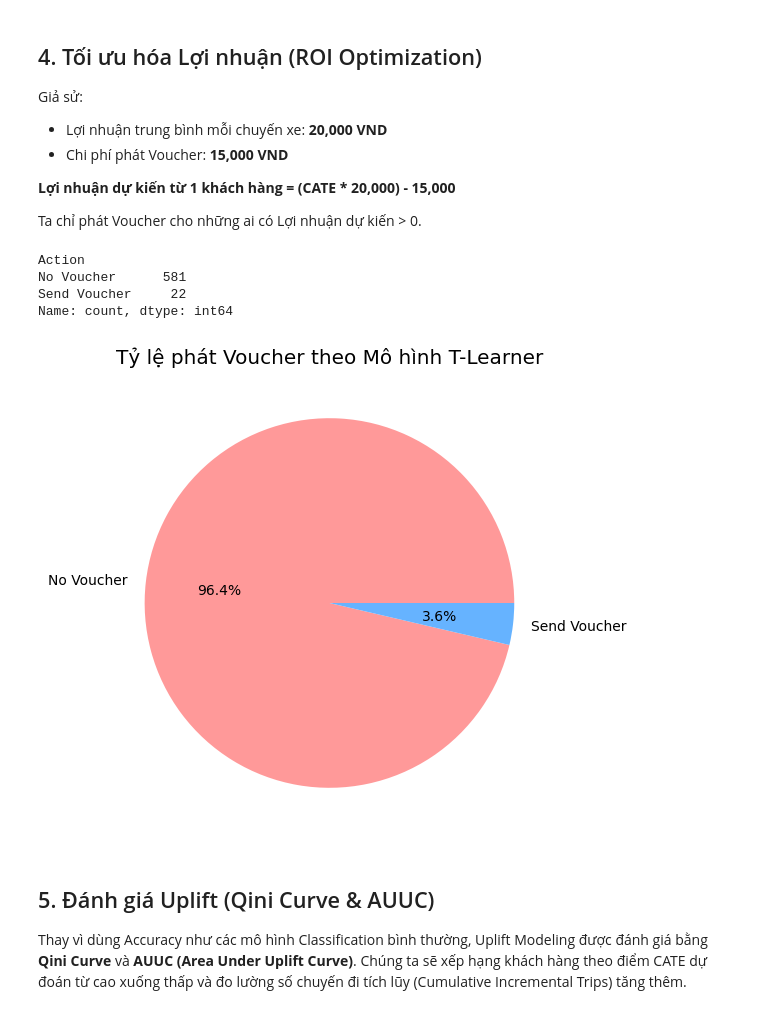
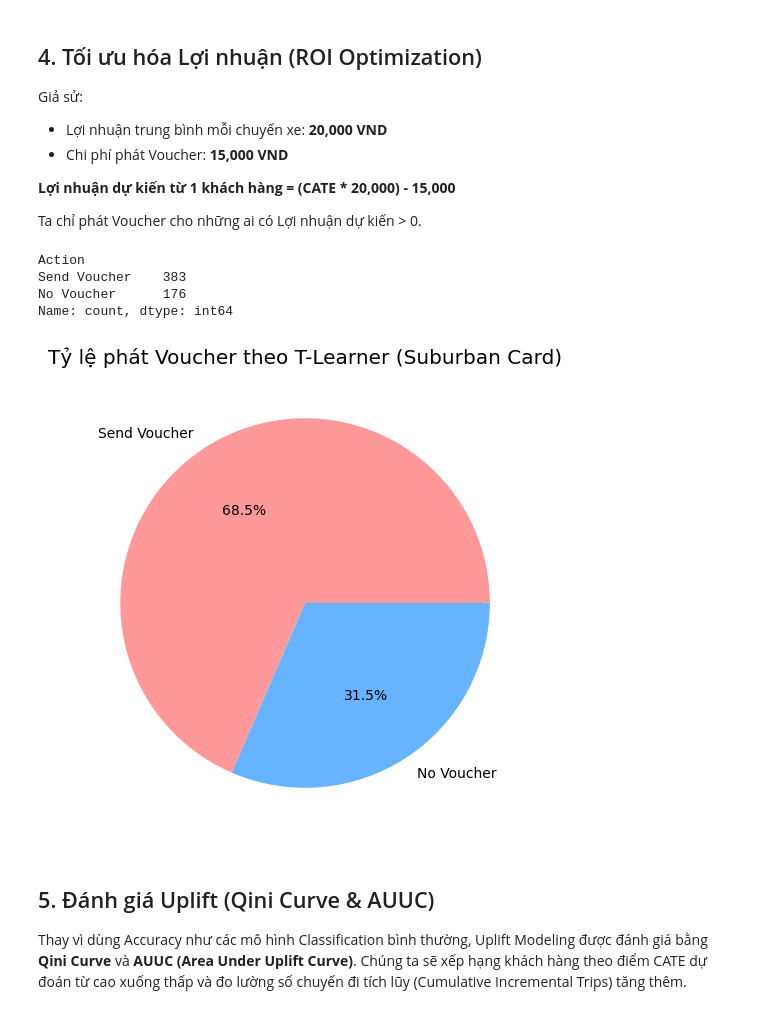
Before and after one commit to thaibuivan/GSM-promotion-experimentation, a Jupyter notebook: notebooks/week5_uplift_modeling/1_uplift_modeling_tlearner.ipynb, the cells around one changed output. Cells and saved outputs as stored; diff of their text form; code cells hidden in the pictures.

```diff
--- a/notebooks/week5_uplift_modeling/1_uplift_modeling_tlearner.ipynb
+++ b/notebooks/week5_uplift_modeling/1_uplift_modeling_tlearner.ipynb
@@ -25,19 +25,15 @@ Load dữ liệu và tập trung vào phân khúc cần tối ưu. Giả sử ta
 df = pd.read_csv('../../data/processed/segmented_simulation_data.csv')
 
 # Chọn nhóm khách hàng cần tối ưu (ví dụ: Urban Cash đang bị lỗ do Sure Things quá nhiều)
-target_persona = 'Urban Cash'
+target_persona = 'Suburban Card'
 df_target = df[df['persona'] == target_persona].copy()
 
 # Các biến Features (Covariates)
-features = ['age', 'is_urban', 'fare_obs', 'preferred_hour',
-            'is_rush_hour', 'is_airport_trip', 'is_rain_rider',
-            'is_weekend_rider', 'is_credit_card', 'is_frequent_tipper',
-            'avg_trip_distance', 'typical_passenger_count',
-            'monthly_rides_history', 'recency_days']
+features = ['age', 'is_urban', 'preferred_hour', 'is_rush_hour', 'is_airport_trip', 'is_rain_rider', 'is_weekend_rider', 'is_credit_card', 'passenger_count', 'monthly_rides_history', 'recency_days']
 
 X = df_target[features]
 T = df_target['treatment_rand'] # Biến can thiệp (Voucher ngẫu nhiên)
-y = df_target['y_rand']         # Outcome (Số chuyến đi)
+y = df_target['Y_rand']         # Outcome (Số chuyến đi)
 
 # Chia dữ liệu thành Train (60%), Validation (20%), Test (20%)
 X_temp, X_test, T_temp, T_test, y_temp, y_test = train_test_split(
@@ -125,27 +121,31 @@ Giả sử:
 
 Ta chỉ phát Voucher cho những ai có Lợi nhuận dự kiến > 0.
 # %%
-profit_per_ride = 20000
-discount_rate = 0.25
+avg_fare = df_target['avg_fare_per_trip'].mean()
+discount_rate = 0.15
+cost_per_ride = avg_fare * discount_rate
 
-df_res['Expected_Profit'] = (0.75 * df_res['CATE_pred'] * profit_per_ride) - (0.25 * df_res['monthly_rides_history'] * profit_per_ride)
+# Expected Profit = (CATE * avg_fare) - (Y1_pred * cost_per_ride)
+df_res['Expected_Profit'] = (df_res['CATE_pred'] * avg_fare) - (df_res['pred_1'] * cost_per_ride)
 
 # Quyết định phát Voucher (Policy)
 df_res['Action'] = np.where(df_res['Expected_Profit'] > 0, 'Send Voucher', 'No Voucher')
 
 print(df_res['Action'].value_counts())
 
 action_counts = df_res['Action'].value_counts()
+import matplotlib.pyplot as plt
+import numpy as np
 plt.figure(figsize=(6, 6))
 plt.pie(action_counts, labels=action_counts.index, autopct='%1.1f%%', colors=['#ff9999','#66b3ff'])
-plt.title('Tỷ lệ phát Voucher theo Mô hình T-Learner')
+plt.title('Tỷ lệ phát Voucher theo T-Learner (Suburban Card)')
 plt.show()
 # %% [output]
 Action
-No Voucher      581
-Send Voucher     22
+Send Voucher    383
+No Voucher      176
 Name: count, dtype: int64
-[figure, old version]
+[figure, new version]
 # %% [markdown]
 ## 5. Đánh giá Uplift (Qini Curve & AUUC)
 Thay vì dùng Accuracy như các mô hình Classification bình thường, Uplift Modeling được đánh giá bằng **Qini Curve** và **AUUC (Area Under Uplift Curve)**.
```
Also changed, not shown: parts of 5 cells of this notebook, 12 other files.
